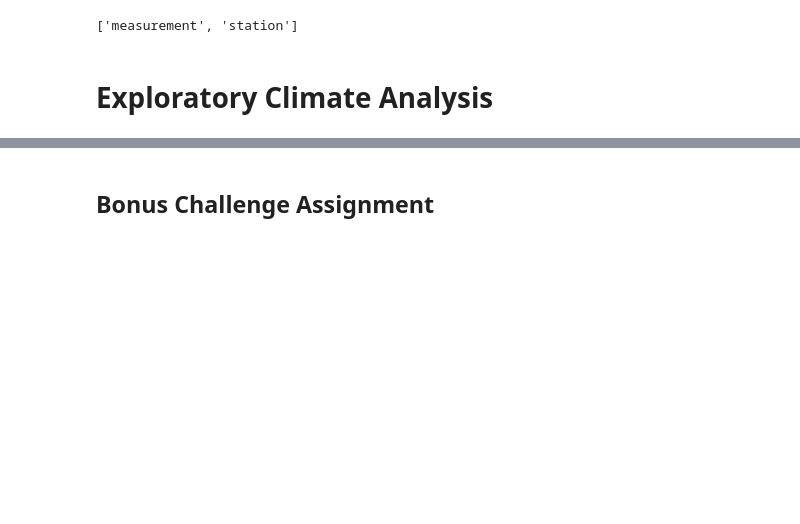
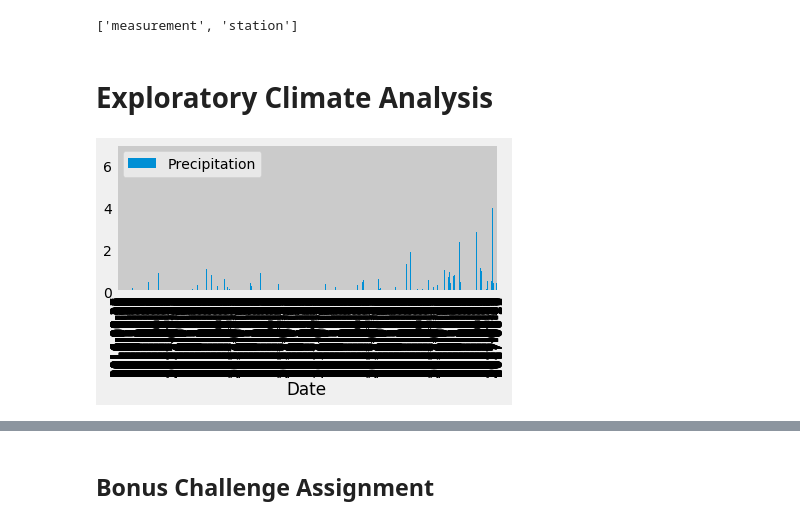
Before and after one commit to anishjv20/sqlalchemy-challenge, a Jupyter notebook: climate_starter.ipynb, the cells around one changed output, grey strips where cells are left out. Saved outputs shown, nothing was run; the diff lists cells and outputs as text; code cells hidden in the pictures; blank space fills up the shorter version.

```diff
--- a/climate_starter.ipynb
+++ b/climate_starter.ipynb
@@ -45,15 +45,21 @@ session = Session(engine)
 # Exploratory Climate Analysis
 # %%
 # Design a query to retrieve the last 12 months of precipitation data and plot the results
-date = dt.date(2016,8,23)
-results = session.query(Measurement.prcp).\
-            filter(Measurement.date>date).all()
+
 # Calculate the date 1 year ago from the last data point in the database
-
+last_date_point = session.query(Measurement.date).order_by(Measurement.date.desc()).first()
+year_ago_date = dt.date(2017,8,23) - dt.timedelta(days=365)
 # Perform a query to retrieve the data and precipitation scores
-
+results = session.query(Measurement.date, Measurement.prcp).\
+            filter(Measurement.date>year_ago_date).all()
 # Save the query results as a Pandas DataFrame and set the index to the date column
-
+df = pd.DataFrame(results, columns=['Date', 'Precipitation'])
+df.set_index('Date',inplace=True)
 # Sort the dataframe by date
 
 # Use Pandas Plotting with Matplotlib to plot the data
+df.plot.bar()
+plt.tight_layout()
+plt.show()
+# %% [output]
+[figure, added]
```
Also changed, not shown: parts of 7 cells of this notebook.
